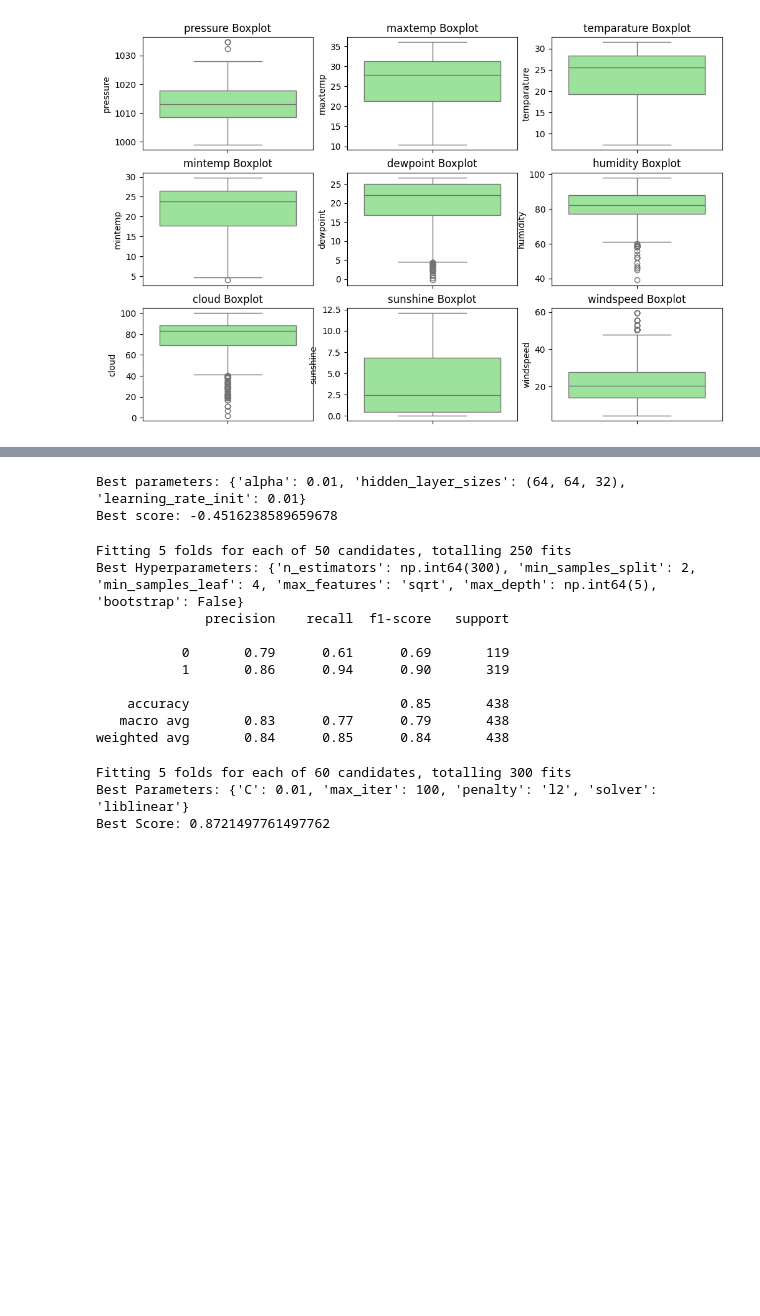
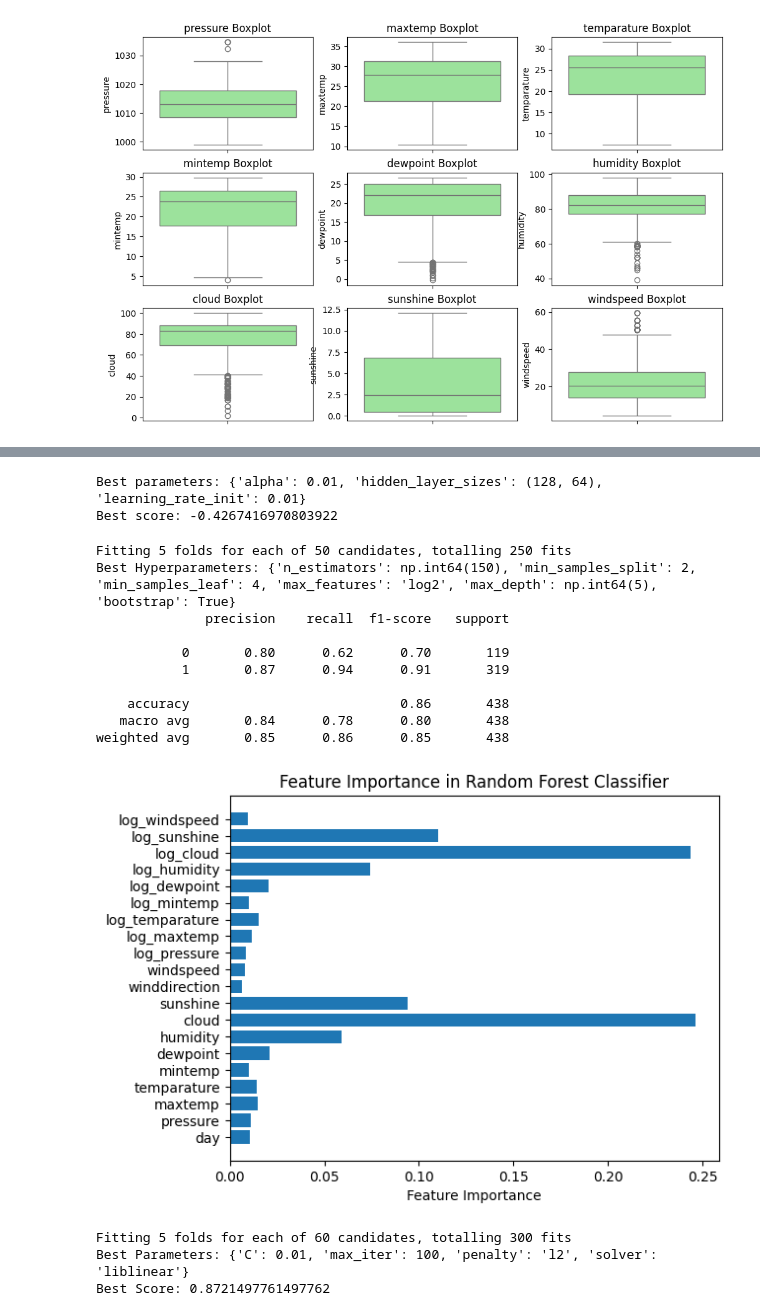
Before and after one commit to mahdiiafshari/kaggle-datasets, a Jupyter notebook: Binary Prediction with a Rainfall Dataset/rainfall-model.ipynb, the cells around one changed output, grey strips where cells are left out. Cells and saved outputs as stored; diff of their text form; code cells hidden in the pictures; blank space fills up the shorter version.

```diff
--- a/Binary Prediction with a Rainfall Dataset/rainfall-model.ipynb
+++ b/Binary Prediction with a Rainfall Dataset/rainfall-model.ipynb
@@ -66,3 +66,10 @@ for i, col in enumerate(numerical_variables):
     axes[i].set_title(f'{col} Boxplot')
 # %% [output]
 [figure]
+# %%
+def log_data(data):
+    for col in numerical_variables:
+        data[f"log_{col}"] = np.log1p(data[col])
+    return data
+# %%
+data = log_data(data)
@@ -86,8 +109,8 @@ grid.fit(X_train_scaled, y_train)
 print("Best parameters:", grid.best_params_)
 print("Best score:", -grid.best_score_)
 # %% [output]
-Best parameters: {'alpha': 0.01, 'hidden_layer_sizes': (64, 64, 32), 'learning_rate_init': 0.01}
-Best score: -0.4516238589659678
+Best parameters: {'alpha': 0.01, 'hidden_layer_sizes': (128, 64), 'learning_rate_init': 0.01}
+Best score: -0.4267416970803922
 # %%
 from sklearn.ensemble import RandomForestClassifier
 
@@ -129,15 +152,24 @@ y_proba = best_rf.predict_proba(x_test)[:, 1]
 print(classification_report(y_test, y_pred))
 # %% [output]
 Fitting 5 folds for each of 50 candidates, totalling 250 fits
-Best Hyperparameters: {'n_estimators': np.int64(300), 'min_samples_split': 2, 'min_samples_leaf': 4, 'max_features': 'sqrt', 'max_depth': np.int64(5), 'bootstrap': False}
+Best Hyperparameters: {'n_estimators': np.int64(150), 'min_samples_split': 2, 'min_samples_leaf': 4, 'max_features': 'log2', 'max_depth': np.int64(5), 'bootstrap': True}
               precision    recall  f1-score   support
 
-           0       0.79      0.61      0.69       119
-           1       0.86      0.94      0.90       319
+           0       0.80      0.62      0.70       119
+           1       0.87      0.94      0.91       319
 
-    accuracy                           0.85       438
-   macro avg       0.83      0.77      0.79       438
-weighted avg       0.84      0.85      0.84       438
+    accuracy                           0.86       438
+   macro avg       0.84      0.78      0.80       438
+weighted avg       0.85      0.86      0.85       438
+# %%
+feature_importances = best_rf.feature_importances_
+
+plt.barh(x_train.columns, feature_importances)
+plt.xlabel('Feature Importance')
+plt.title('Feature Importance in Random Forest Classifier')
+plt.show()
+# %% [output]
+[figure, added]
 # %%
 param_grid = {
     'penalty': ['l1', 'l2'],  # 'elasticnet' or 'none' if solver supports
```
Also changed, not shown: parts of 5 cells of this notebook, 1 other file.
